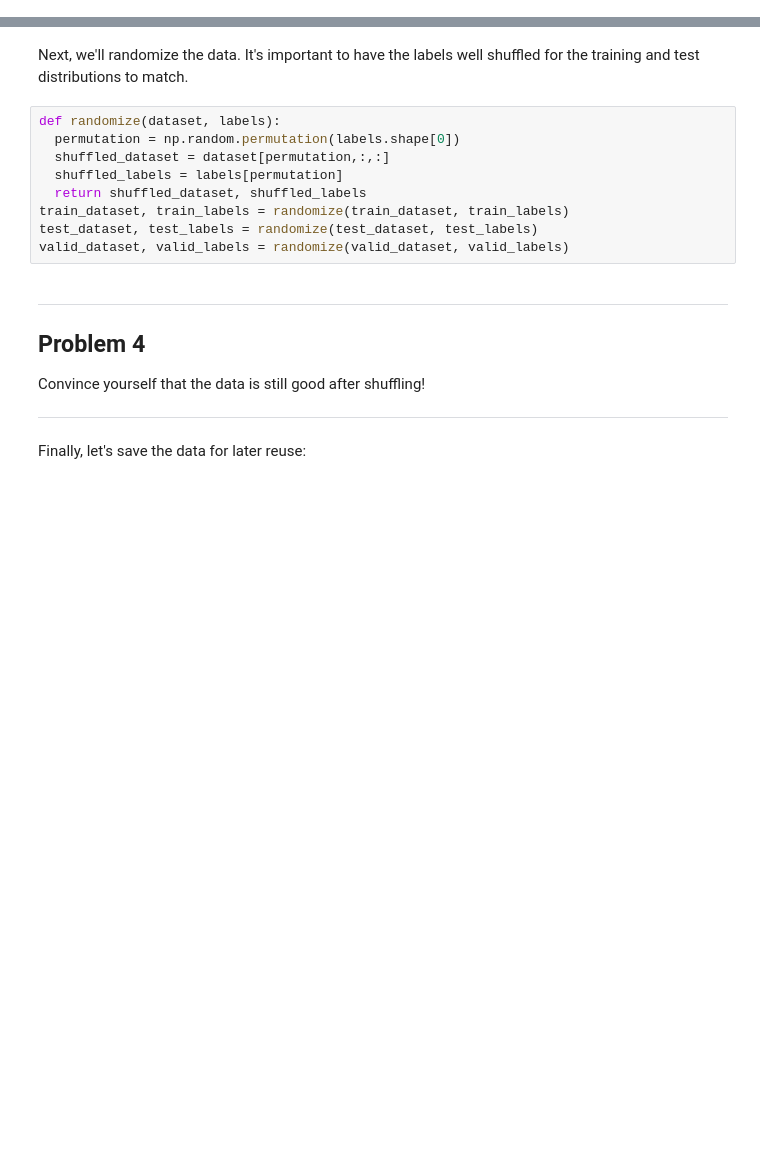
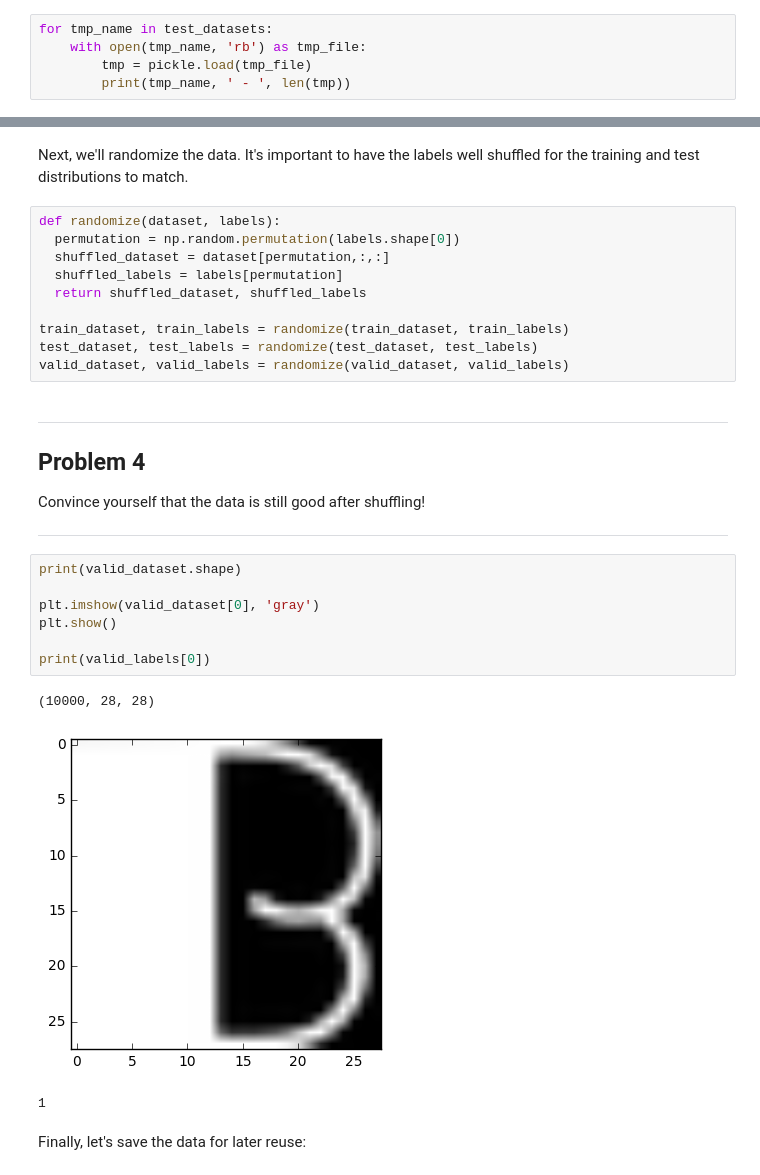
Before and after one commit to akarazeev/MOOCs, a Jupyter notebook: udacity/1_notmnist.ipynb, the cells around one changed output, grey strips where cells are left out. Drawn from its saved outputs; the diff is of its cells as text; blank space fills up the shorter version.

```diff
--- a/udacity/1_notmnist.ipynb
+++ b/udacity/1_notmnist.ipynb
@@ -211,3 +237,8 @@ Problem 3
 Another check: we expect the data to be balanced across classes. Verify that.
 
 ---
+# %%
+for tmp_name in test_datasets:
+    with open(tmp_name, 'rb') as tmp_file:
+        tmp = pickle.load(tmp_file)
+        print(tmp_name, ' - ', len(tmp))
@@ -282,6 +324,7 @@ def randomize(dataset, labels):
   shuffled_dataset = dataset[permutation,:,:]
   shuffled_labels = labels[permutation]
   return shuffled_dataset, shuffled_labels
+
 train_dataset, train_labels = randomize(train_dataset, train_labels)
 test_dataset, test_labels = randomize(test_dataset, test_labels)
 valid_dataset, valid_labels = randomize(valid_dataset, valid_labels)
@@ -292,6 +335,17 @@ Problem 4
 Convince yourself that the data is still good after shuffling!
 
 ---
+# %%
+print(valid_dataset.shape)
+
+plt.imshow(valid_dataset[0], 'gray')
+plt.show()
+
+print(valid_labels[0])
+# %% [output]
+(10000, 28, 28)
+[figure, added]
+1
 # %% [markdown]
 Finally, let's save the data for later reuse:
 # %%
```
Also changed, not shown: parts of 17 cells of this notebook, 3 other files.
